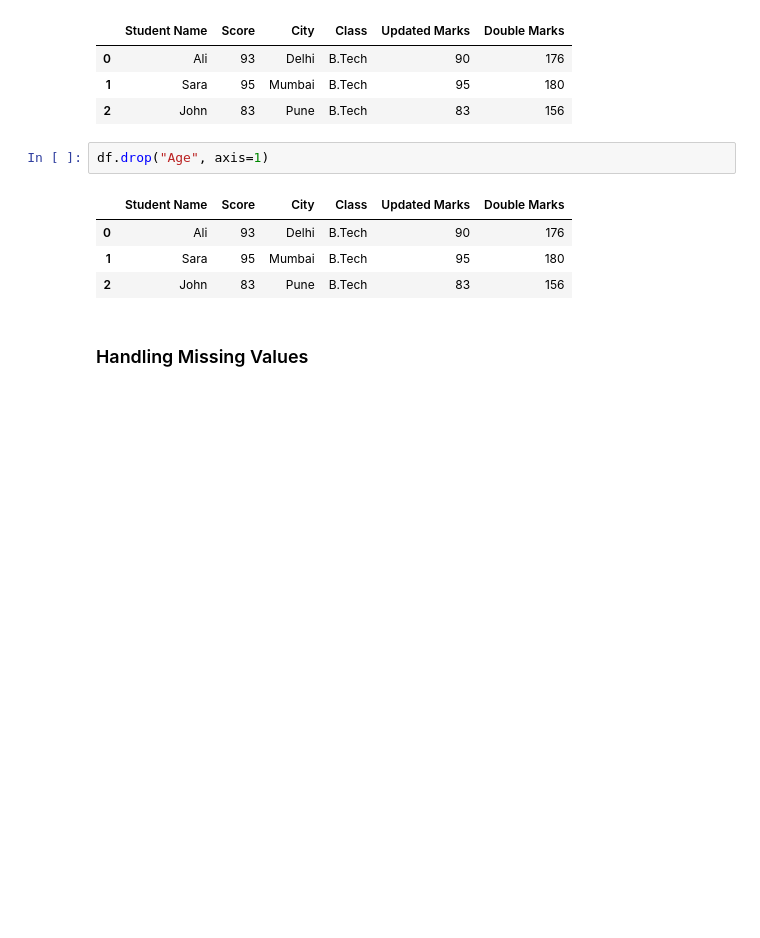
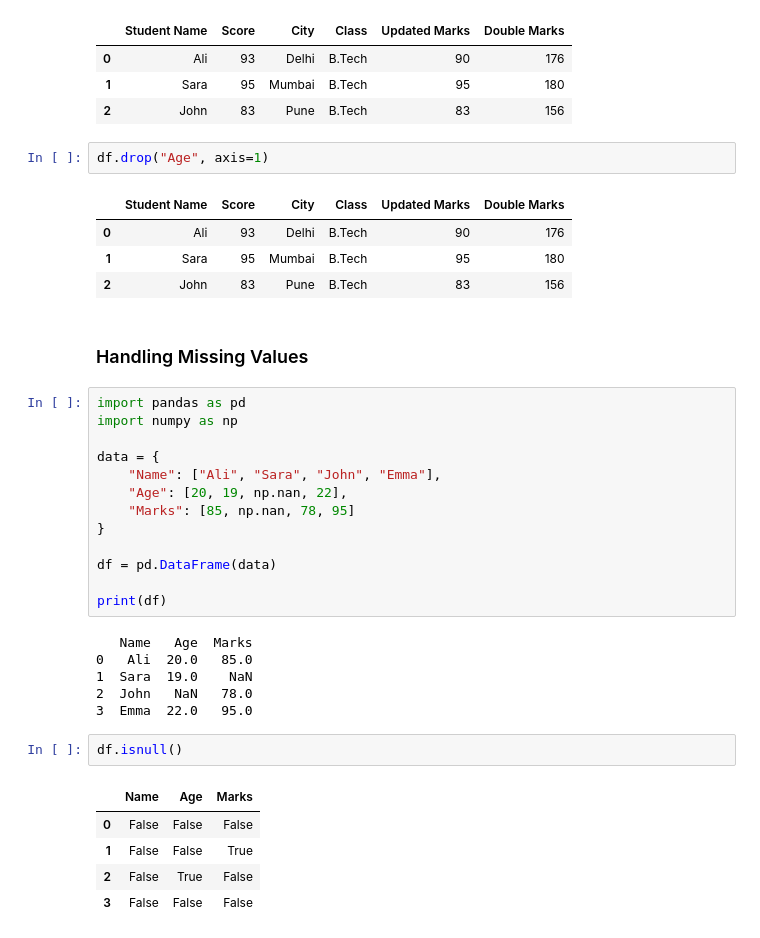
Before and after one commit to Sumaira-K/Python-Libraries, a Jupyter notebook: Pandas/Pandas_practice.ipynb, the cells around one changed output. Drawn from its saved outputs; the diff is of its cells as text; blank space fills up the shorter version.

```diff
--- a/Pandas/Pandas_practice.ipynb
+++ b/Pandas/Pandas_practice.ipynb
@@ -566,3 +566,30 @@ df.drop("Age", axis=1)
 | 2 | John | 83 | Pune | B.Tech | 83 | 156 |
 # %% [markdown]
 ### Handling Missing Values
+# %%
+import pandas as pd
+import numpy as np
+
+data = {
+    "Name": ["Ali", "Sara", "John", "Emma"],
+    "Age": [20, 19, np.nan, 22],
+    "Marks": [85, np.nan, 78, 95]
+}
+
+df = pd.DataFrame(data)
+
+print(df)
+# %% [output]
+   Name   Age  Marks
+0   Ali  20.0   85.0
+1  Sara  19.0    NaN
+2  John   NaN   78.0
+3  Emma  22.0   95.0
+# %%
+df.isnull()
+# %% [output]
+|  | Name | Age | Marks |
+| 0 | False | False | False |
+| 1 | False | False | True |
+| 2 | False | True | False |
+| 3 | False | False | False |
```
Also changed, not shown: parts of 41 cells of this notebook.
